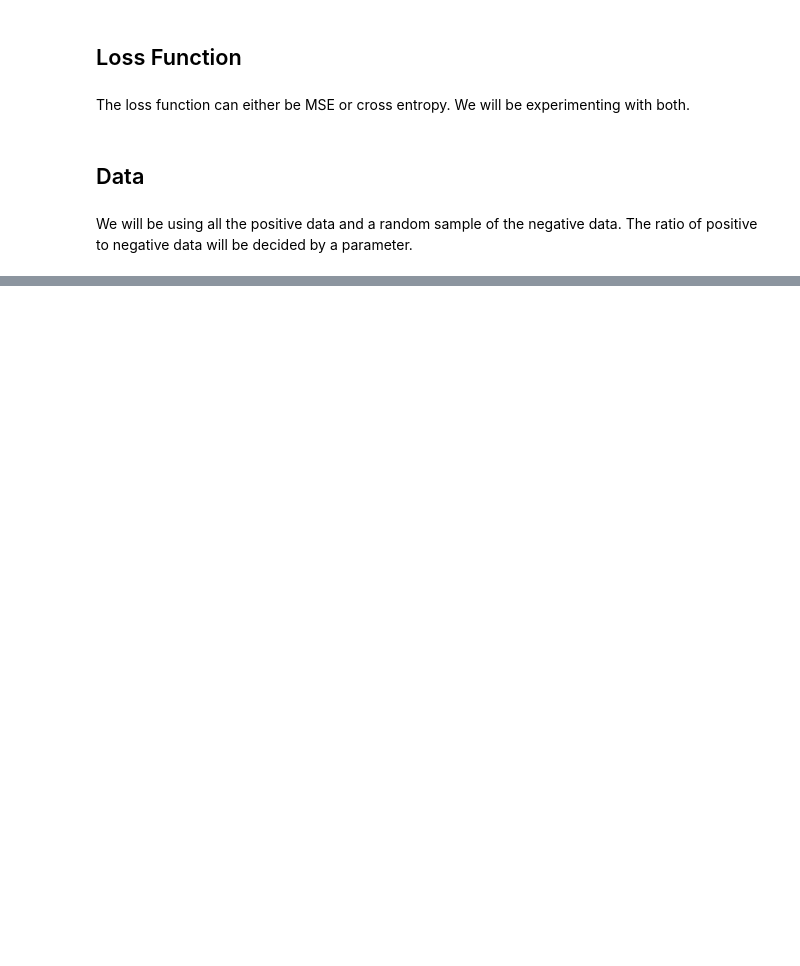
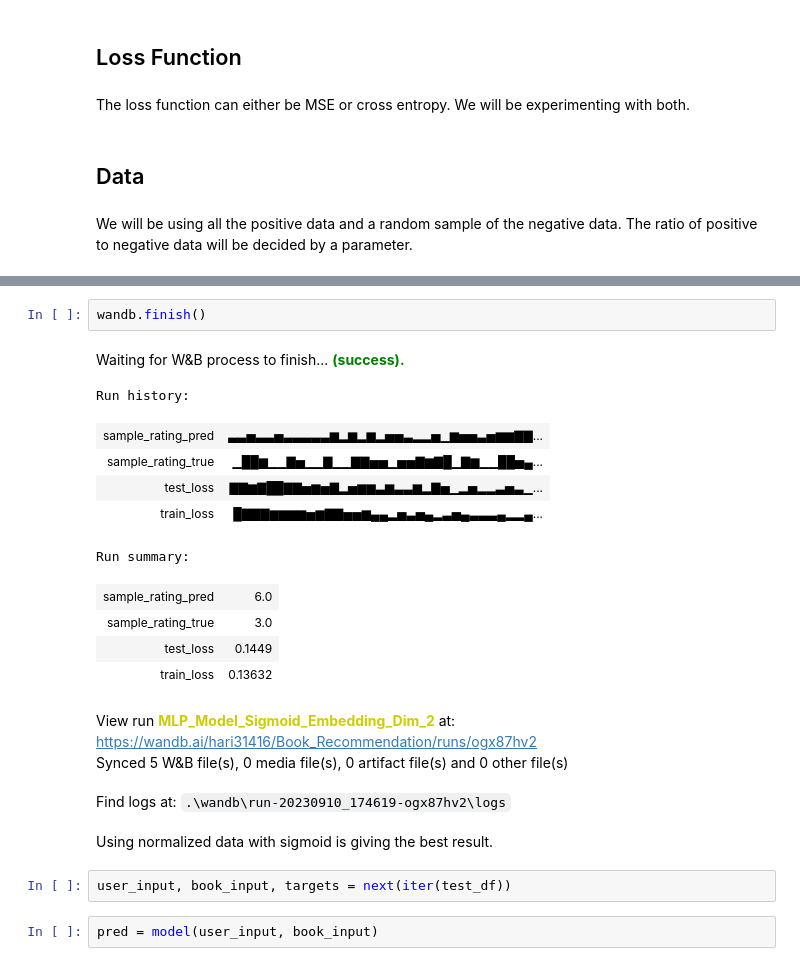
Before and after one commit to Hari31416/book_recommender, a Jupyter notebook: model/DL_Model_Modeling.ipynb, the cells around one changed output, grey strips where cells are left out. Saved outputs shown, nothing was run; the diff lists cells and outputs as text; blank space fills up the shorter version.

```diff
--- a/model/DL_Model_Modeling.ipynb
+++ b/model/DL_Model_Modeling.ipynb
@@ -119,0 +653,23 @@ train_df.head()
+# %%
+wandb.finish()
+# %% [output]
+Waiting for W&B process to finish... (success).
+Run history:
+| sample_rating_pred | ▃▃▅▃▃▅▃▃▃▃▃▆▂▆▂▆▂▅▅▃▂▂▅▁▆▅▅▃▅▆▆▇▇... |
+| sample_rating_true | ▁██▆▁▁▇▅▁▁▇▁▁▇▇▅▅▁▅▅▇▆▇█▁▇▆▁▁██▅▄... |
+| test_loss | ▇▇▆▇██▇▇▅▆▅▇▂▅▆▆▃▆▃▃▆▂▇▅▁▂▅▂▂▃▅▃▁... |
+| train_loss | █▇▇▇▆▆▆▆▅▆▇▇▅▅▆▄▄▂▅▃▅▄▂▃▅▄▃▃▃▄▂▂▄... |
+Run summary:
+| sample_rating_pred | 6.0 |
+| sample_rating_true | 3.0 |
+| test_loss | 0.1449 |
+| train_loss | 0.13632 |
+View run MLP_Model_Sigmoid_Embedding_Dim_2 at: https://wandb.ai/hari31416/Book_Recommendation/runs/ogx87hv2
+Synced 5 W&B file(s), 0 media file(s), 0 artifact file(s) and 0 other file(s)
+Find logs at: .\wandb\run-20230910_174619-ogx87hv2\logs
+# %% [markdown]
+Using normalized data with sigmoid is giving the best result.
+# %%
+user_input, book_input, targets = next(iter(test_df))
+# %%
+pred = model(user_input, book_input)
```
Also changed, not shown: parts of 46 cells of this notebook, 3 other files.
